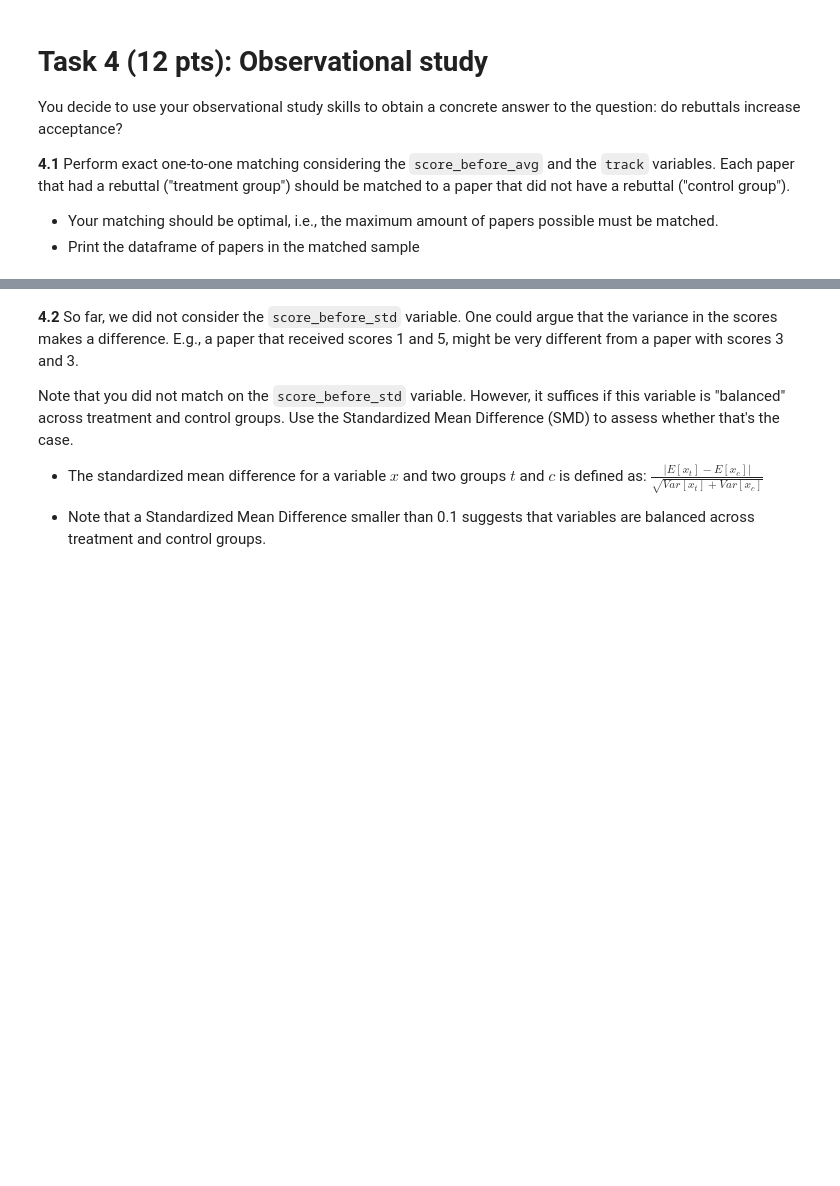
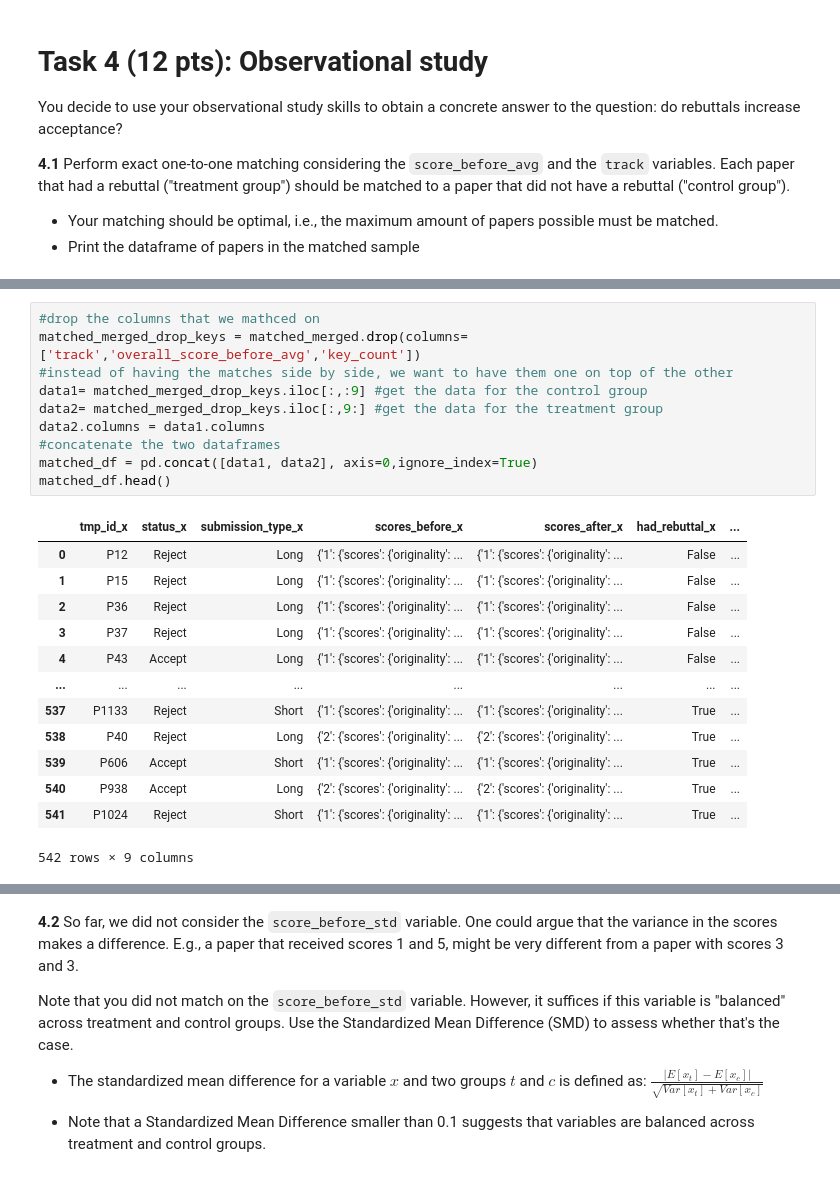
Before and after one commit to aristo6253/epfl-ada-ada-2023-homework-2-adaknow, a Jupyter notebook: hw2.ipynb, the cells around one changed output, grey strips where cells are left out. Cells and saved outputs as stored; diff of their text form; blank space fills up the shorter version.

```diff
--- a/hw2.ipynb
+++ b/hw2.ipynb
@@ -649,0 +679,24 @@ You decide to use your observational study skills to obtain a concrete answer to
+# %%
+#drop the columns that we mathced on
+matched_merged_drop_keys = matched_merged.drop(columns=['track','overall_score_before_avg','key_count'])
+#instead of having the matches side by side, we want to have them one on top of the other
+data1= matched_merged_drop_keys.iloc[:,:9] #get the data for the control group
+data2= matched_merged_drop_keys.iloc[:,9:] #get the data for the treatment group
+data2.columns = data1.columns
+#concatenate the two dataframes
+matched_df = pd.concat([data1, data2], axis=0,ignore_index=True)
+matched_df.head()
+# %% [output]
+|  | tmp_id_x | status_x | submission_type_x | scores_before_x | scores_after_x | had_rebuttal_x | ... |
+| 0 | P12 | Reject | Long | {'1': {'scores': {'originality': ... | {'1': {'scores': {'originality': ... | False | ... |
+| 1 | P15 | Reject | Long | {'1': {'scores': {'originality': ... | {'1': {'scores': {'originality': ... | False | ... |
+| 2 | P36 | Reject | Long | {'1': {'scores': {'originality': ... | {'1': {'scores': {'originality': ... | False | ... |
+| 3 | P37 | Reject | Long | {'1': {'scores': {'originality': ... | {'1': {'scores': {'originality': ... | False | ... |
+| 4 | P43 | Accept | Long | {'1': {'scores': {'originality': ... | {'1': {'scores': {'originality': ... | False | ... |
+| ... | ... | ... | ... | ... | ... | ... | ... |
+| 537 | P1133 | Reject | Short | {'1': {'scores': {'originality': ... | {'1': {'scores': {'originality': ... | True | ... |
+| 538 | P40 | Reject | Long | {'2': {'scores': {'originality': ... | {'2': {'scores': {'originality': ... | True | ... |
+| 539 | P606 | Accept | Short | {'1': {'scores': {'originality': ... | {'1': {'scores': {'originality': ... | True | ... |
+| 540 | P938 | Accept | Long | {'2': {'scores': {'originality': ... | {'2': {'scores': {'originality': ... | True | ... |
+| 541 | P1024 | Reject | Short | {'1': {'scores': {'originality': ... | {'1': {'scores': {'originality': ... | True | ... |
+542 rows × 9 columns
```
Also changed, not shown: parts of 12 cells of this notebook.
